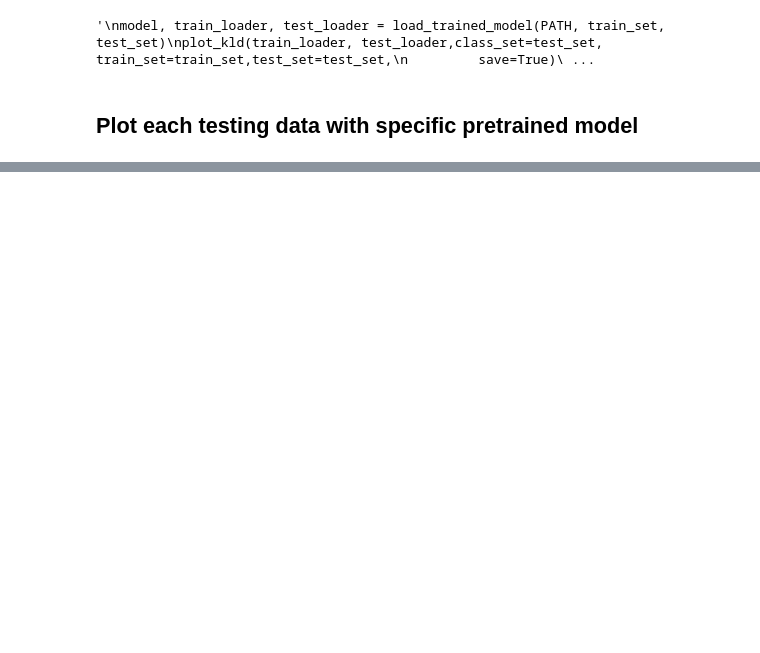
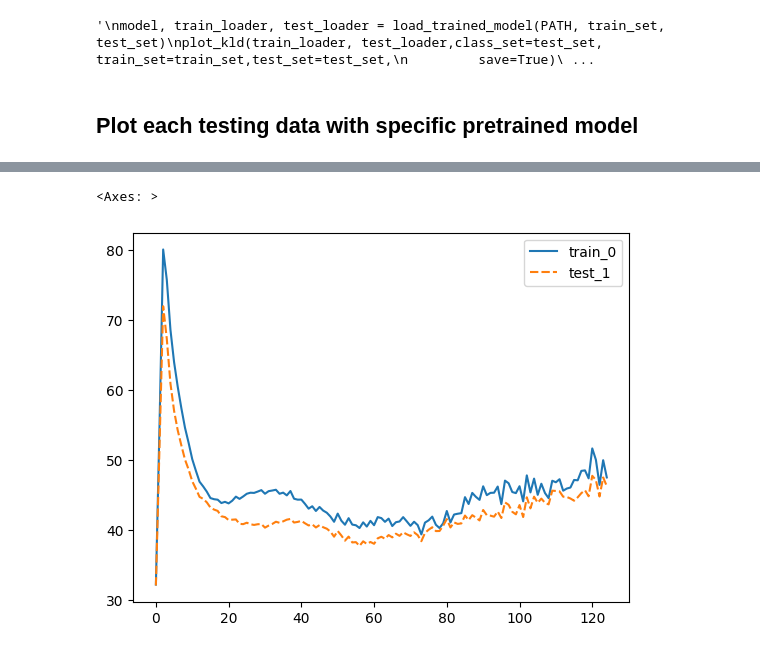
Before and after one commit to miaoshahaha/XAI-VAE, a Jupyter notebook: cifar10-xai.ipynb, the cells around one changed output, grey strips where cells are left out. Drawn from its saved outputs; the diff is of its cells as text; code cells hidden in the pictures; blank space fills up the shorter version.

```diff
--- a/cifar10-xai.ipynb
+++ b/cifar10-xai.ipynb
@@ -773,0 +1078,5 @@ Files already downloaded and verified
+# %%
+sns.lineplot(data=kld_mean_table)
+# %% [output]
+<Axes: >
+[figure, added]
```
Also changed, not shown: parts of 11 cells of this notebook.
